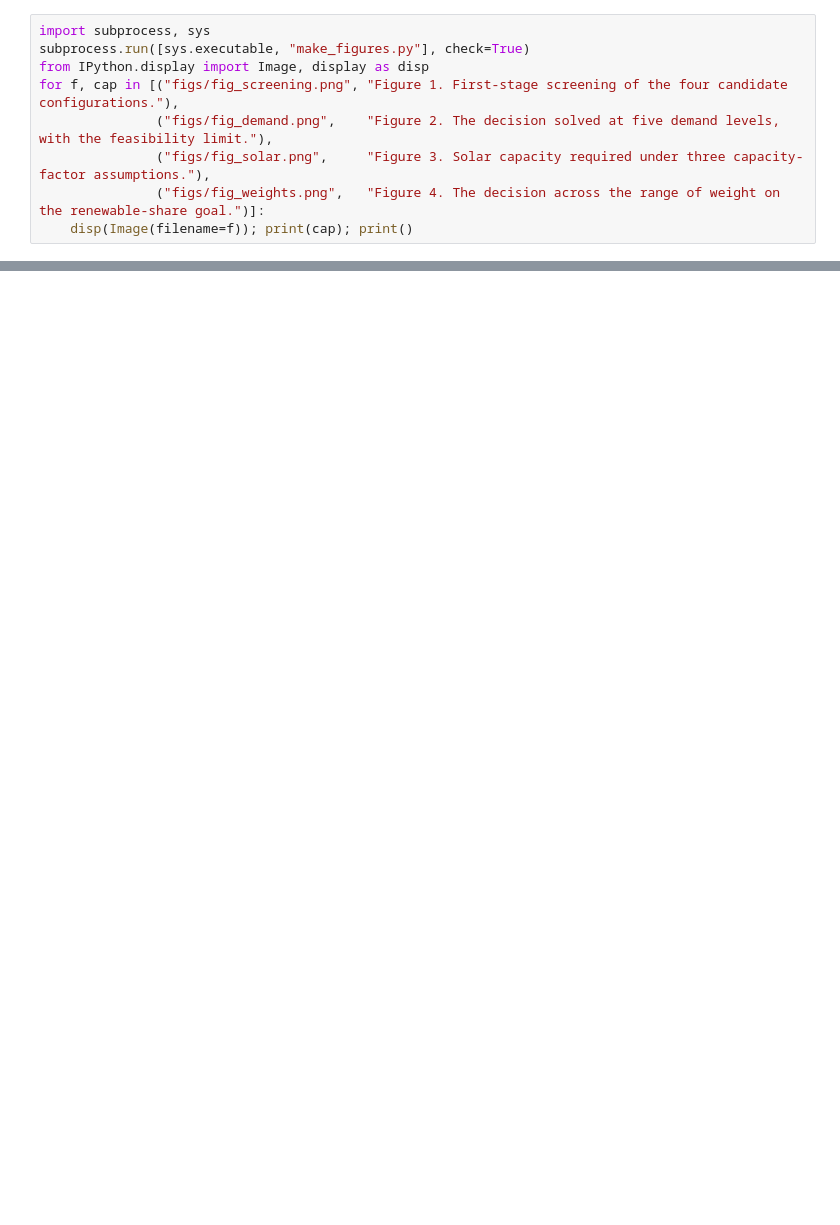
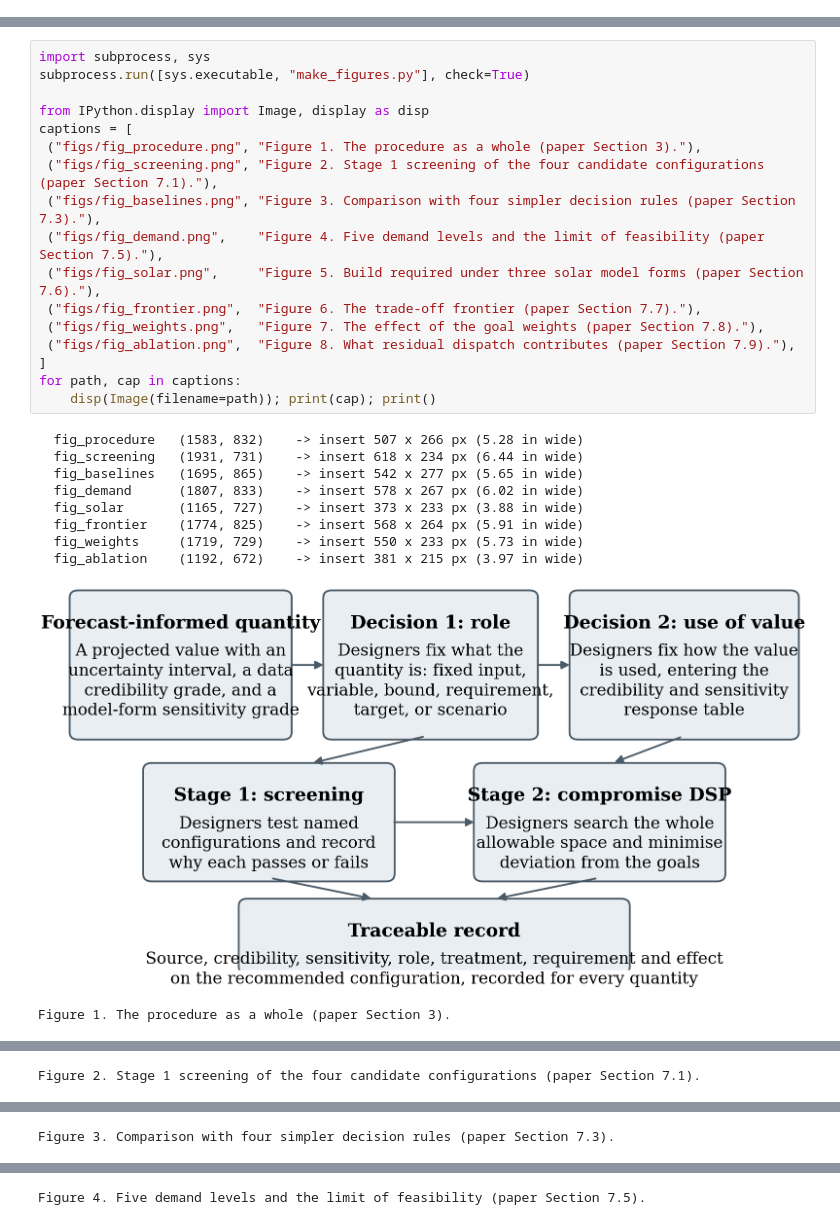
Before and after one commit to RS-010806/forecast-informed-cdsp, a Jupyter notebook: Iran_cDSP_Implementation.ipynb, the cells around one changed output, grey strips where cells are left out. Drawn from its saved outputs; the diff is of its cells as text; blank space fills up the shorter version.

Commit message:
Update baseline comparison

```diff
--- a/Iran_cDSP_Implementation.ipynb
+++ b/Iran_cDSP_Implementation.ipynb
@@ -469,9 +0,0 @@ legends, and a single font scale.
-# %%
-import subprocess, sys
-subprocess.run([sys.executable, "make_figures.py"], check=True)
-from IPython.display import Image, display as disp
-for f, cap in [("figs/fig_screening.png", "Figure 1. First-stage screening of the four candidate configurations."),
-               ("figs/fig_demand.png",    "Figure 2. The decision solved at five demand levels, with the feasibility limit."),
-               ("figs/fig_solar.png",     "Figure 3. Solar capacity required under three capacity-factor assumptions."),
-               ("figs/fig_weights.png",   "Figure 4. The decision across the range of weight on the renewable-share goal.")]:
-    disp(Image(filename=f)); print(cap); print()
@@ -500,0 +631,28 @@ threshold-based approaches that distinguish rigid requirements from desired targ
+# %%
+import subprocess, sys
+subprocess.run([sys.executable, "make_figures.py"], check=True)
+
+from IPython.display import Image, display as disp
+captions = [
+ ("figs/fig_procedure.png", "Figure 1. The procedure as a whole (paper Section 3)."),
+ ("figs/fig_screening.png", "Figure 2. Stage 1 screening of the four candidate configurations (paper Section 7.1)."),
+ ("figs/fig_baselines.png", "Figure 3. Comparison with four simpler decision rules (paper Section 7.3)."),
+ ("figs/fig_demand.png",    "Figure 4. Five demand levels and the limit of feasibility (paper Section 7.5)."),
+ ("figs/fig_solar.png",     "Figure 5. Build required under three solar model forms (paper Section 7.6)."),
+ ("figs/fig_frontier.png",  "Figure 6. The trade-off frontier (paper Section 7.7)."),
+ ("figs/fig_weights.png",   "Figure 7. The effect of the goal weights (paper Section 7.8)."),
+ ("figs/fig_ablation.png",  "Figure 8. What residual dispatch contributes (paper Section 7.9)."),
+]
+for path, cap in captions:
+    disp(Image(filename=path)); print(cap); print()
+# %% [output]
+  fig_procedure   (1583, 832)    -> insert 507 x 266 px (5.28 in wide)
+  fig_screening   (1931, 731)    -> insert 618 x 234 px (6.44 in wide)
+  fig_baselines   (1695, 865)    -> insert 542 x 277 px (5.65 in wide)
+  fig_demand      (1807, 833)    -> insert 578 x 267 px (6.02 in wide)
+  fig_solar       (1165, 727)    -> insert 373 x 233 px (3.88 in wide)
+  fig_frontier    (1774, 825)    -> insert 568 x 264 px (5.91 in wide)
+  fig_weights     (1719, 729)    -> insert 550 x 233 px (5.73 in wide)
+  fig_ablation    (1192, 672)    -> insert 381 x 215 px (3.97 in wide)
+[figure, added]
+Figure 1. The procedure as a whole (paper Section 3).
@@ -500,0 +660 @@ threshold-based approaches that distinguish rigid requirements from desired targ
+Figure 2. Stage 1 screening of the four candidate configurations (paper Section 7.1).
@@ -500,0 +662 @@ threshold-based approaches that distinguish rigid requirements from desired targ
+Figure 3. Comparison with four simpler decision rules (paper Section 7.3).
@@ -500,0 +664 @@ threshold-based approaches that distinguish rigid requirements from desired targ
+Figure 4. Five demand levels and the limit of feasibility (paper Section 7.5).
```
Also changed, not shown: parts of 67 cells of this notebook.
